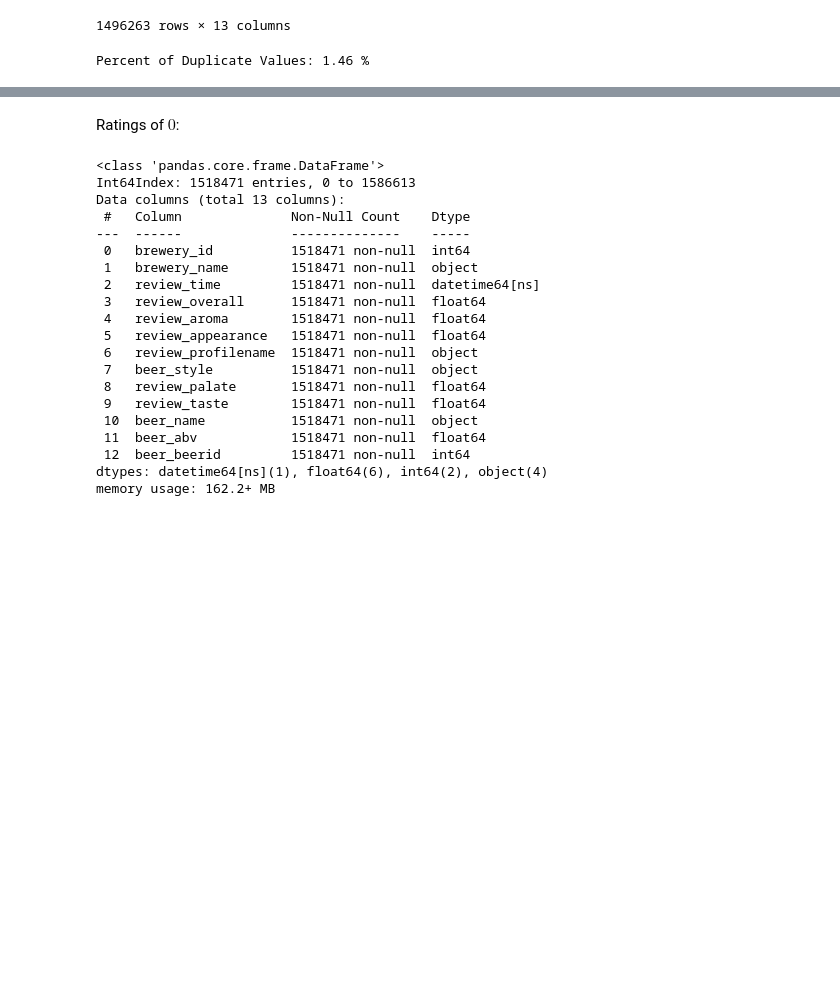
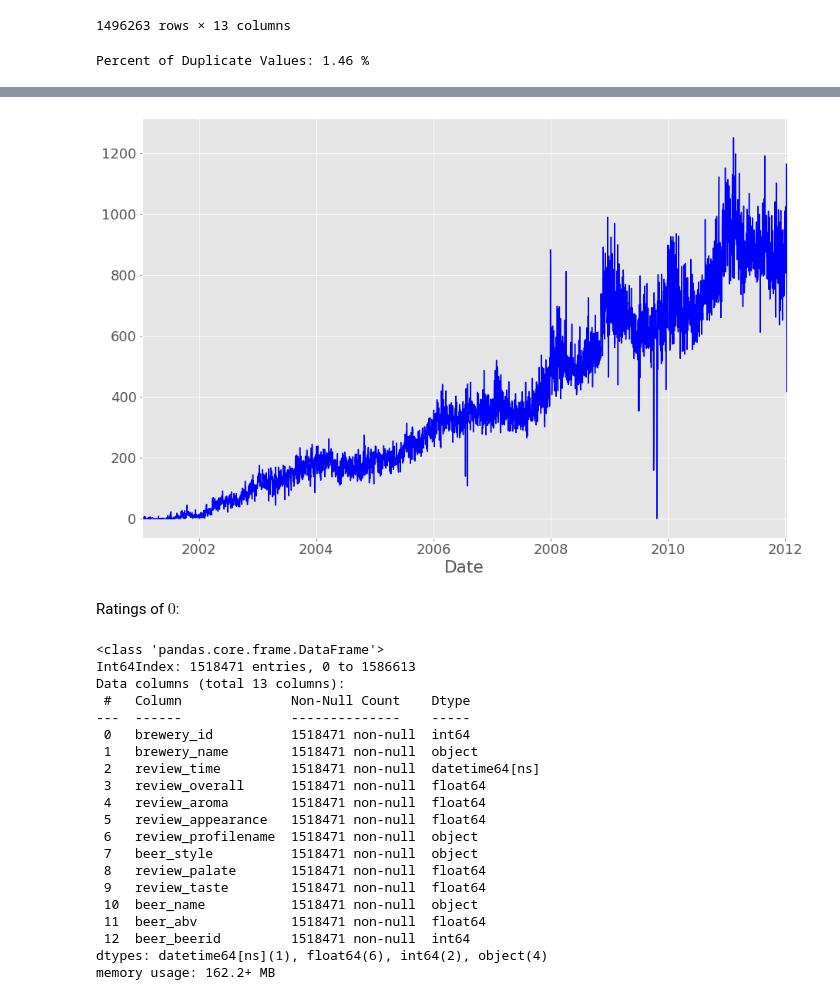
Before and after one commit to bulatkhamitov/Business-Seminar, a Jupyter notebook: beer_reviews.ipynb, the cells around one changed output, grey strips where cells are left out. Saved outputs shown, nothing was run; the diff lists cells and outputs as text; code cells hidden in the pictures; blank space fills up the shorter version.

```diff
--- a/beer_reviews.ipynb
+++ b/beer_reviews.ipynb
@@ -222,3 +282,14 @@ plt.show()
+# %%
+plt.figure(figsize=(15, 10))
+plt.plot(df_by_date, color="blue")
+plt.xlim(pd.Timestamp('2001-01-11'), pd.Timestamp('2012-01-11'))
+plt.xlabel("Date")
+# plt.ylabel("# of Reviews")
+# plt.title("# of Reviews per Day")
+plt.savefig('./images/reviews_ts.svg', bbox_inches='tight')
+plt.show()
+# %% [output]
+[figure, added]
 # %% [markdown]
 Ratings of $0$:
 # %%
```
Also changed, not shown: parts of 51 cells of this notebook, 8 other files.
